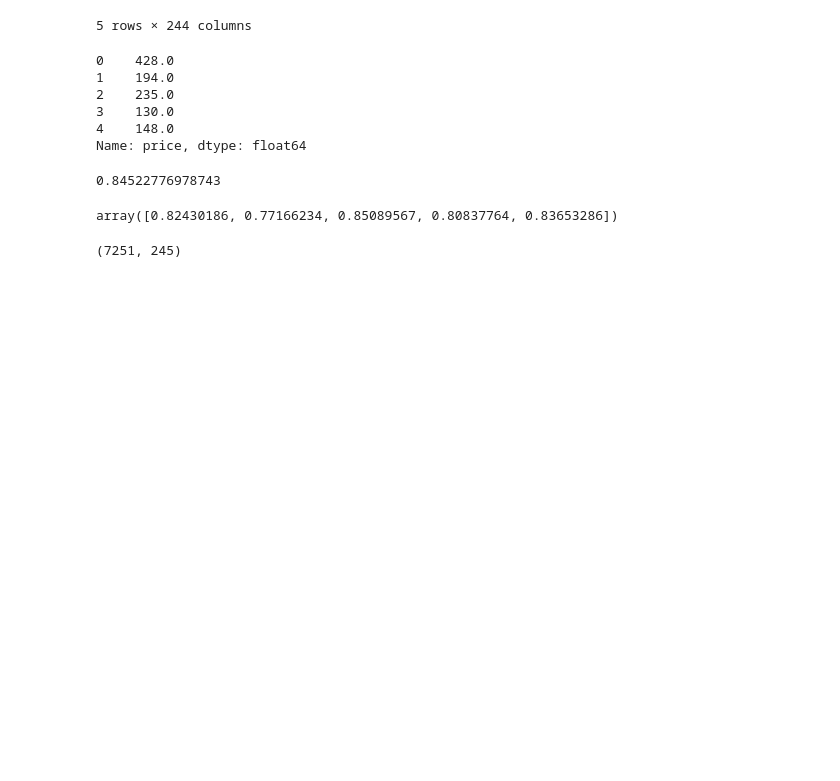
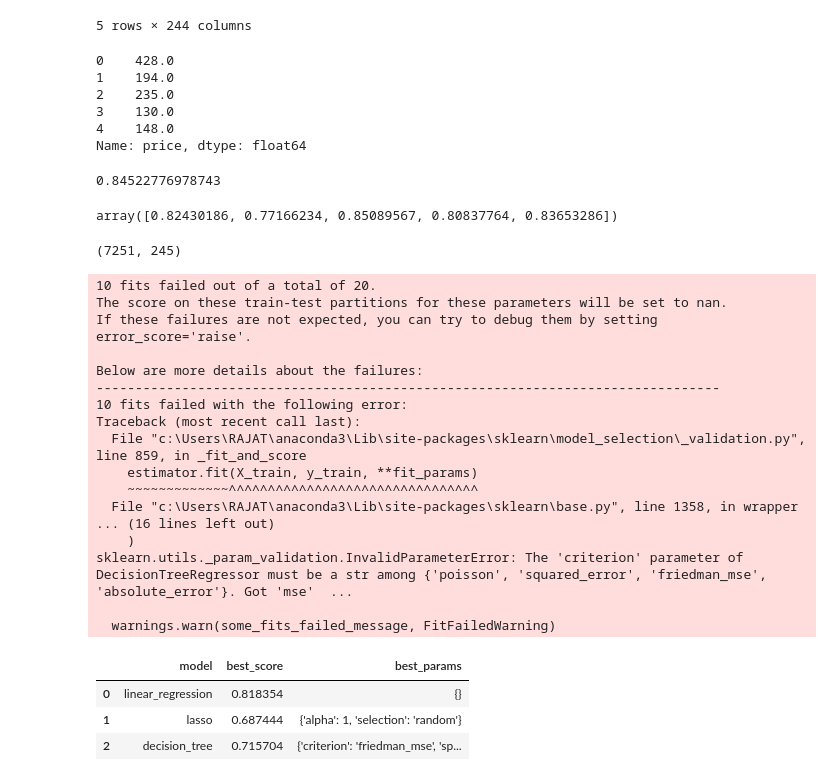
Before and after one commit to Rajat289/House_price_detection, a Jupyter notebook: House_price_detection.ipynb, the cells around one changed output. Drawn from its saved outputs; the diff is of its cells as text; code cells hidden in the pictures; blank space fills up the shorter version.

Commit message:
Done with cross-validation using linear regression , lasso and decsion tree

```diff
--- a/House_price_detection.ipynb
+++ b/House_price_detection.ipynb
@@ -442,3 +442,65 @@ array([0.82430186, 0.77166234, 0.85089567, 0.80837764, 0.83653286])
 df12.shape
 # %% [output]
 (7251, 245)
+# %%
+from sklearn.model_selection import GridSearchCV
+from sklearn.linear_model import Lasso
+from sklearn.tree import DecisionTreeRegressor
+def find_best_model_using_gridsearchcv(X,y):
+    algos = {
+        'linear_regression': {
+            'model': LinearRegression(),
+            'params': {
+                #'normalize': [True, False]
+            }
+        },
+        'lasso': {
+            'model': Lasso(),
+            'params': {
+                'alpha': [1,2],
+                'selection': ['random', 'cyclic']
+            }
+        },
+        'decision_tree': {
+            'model': DecisionTreeRegressor(),
+            'params': {
+                'criterion': ['mse', 'friedman_mse'],
+                'splitter': ['best', 'random']
+            }
+        }
+    }
+    scores = []
+    cv = ShuffleSplit(n_splits=5, test_size=0.2, random_state=0)
+    for algo_name, config in algos.items():
+        gs = GridSearchCV(config['model'], config['params'], cv=cv, return_train_score=False)
+        gs.fit(X, y)
+        scores.append({
+            'model': algo_name,
+            'best_score': gs.best_score_,
+            'best_params': gs.best_params_
+        })
+    return pd.DataFrame(scores,columns=['model','best_score','best_params'])
+
+find_best_model_using_gridsearchcv(X,y)
+# %% [output]
+10 fits failed out of a total of 20.
+The score on these train-test partitions for these parameters will be set to nan.
+If these failures are not expected, you can try to debug them by setting error_score='raise'.
+
+Below are more details about the failures:
+--------------------------------------------------------------------------------
+10 fits failed with the following error:
+Traceback (most recent call last):
+  File "c:\Users\RAJAT\anaconda3\Lib\site-packages\sklearn\model_selection\_validation.py", line 859, in _fit_and_score
+    estimator.fit(X_train, y_train, **fit_params)
+    ~~~~~~~~~~~~~^^^^^^^^^^^^^^^^^^^^^^^^^^^^^^^^
+  File "c:\Users\RAJAT\anaconda3\Lib\site-packages\sklearn\base.py", line 1358, in wrapper
+... (16 lines left out)
+    )
+sklearn.utils._param_validation.InvalidParameterError: The 'criterion' parameter of DecisionTreeRegressor must be a str among {'poisson', 'squared_error', 'friedman_mse', 'absolute_error'}. Got 'mse'  ...
+
+  warnings.warn(some_fits_failed_message, FitFailedWarning)
+|  | model | best_score | best_params |
+| 0 | linear_regression | 0.818354 | {} |
+| 1 | lasso | 0.687444 | {'alpha': 1, 'selection': 'random'} |
+| 2 | decision_tree | 0.715704 | {'criterion': 'friedman_mse', 'sp... |
```
